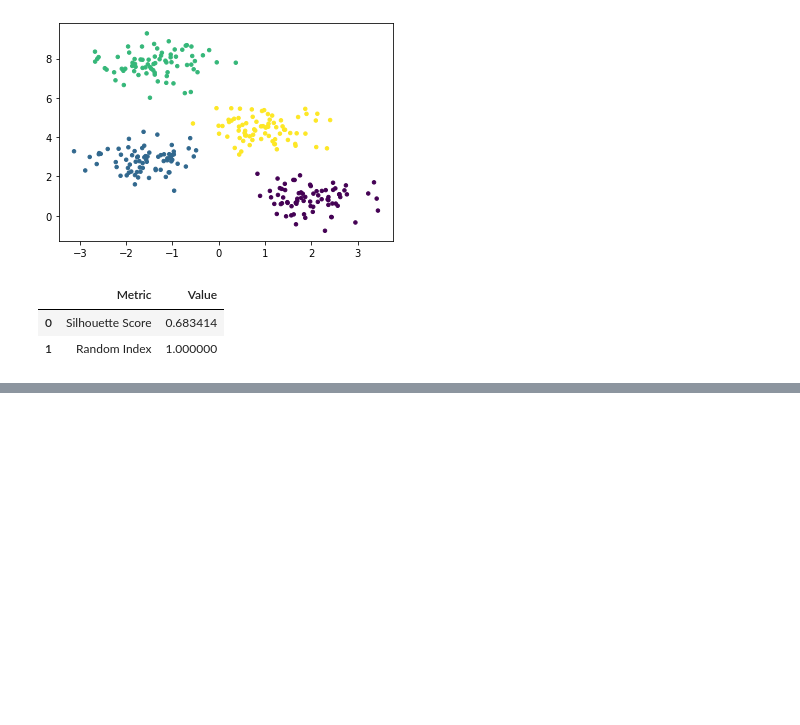
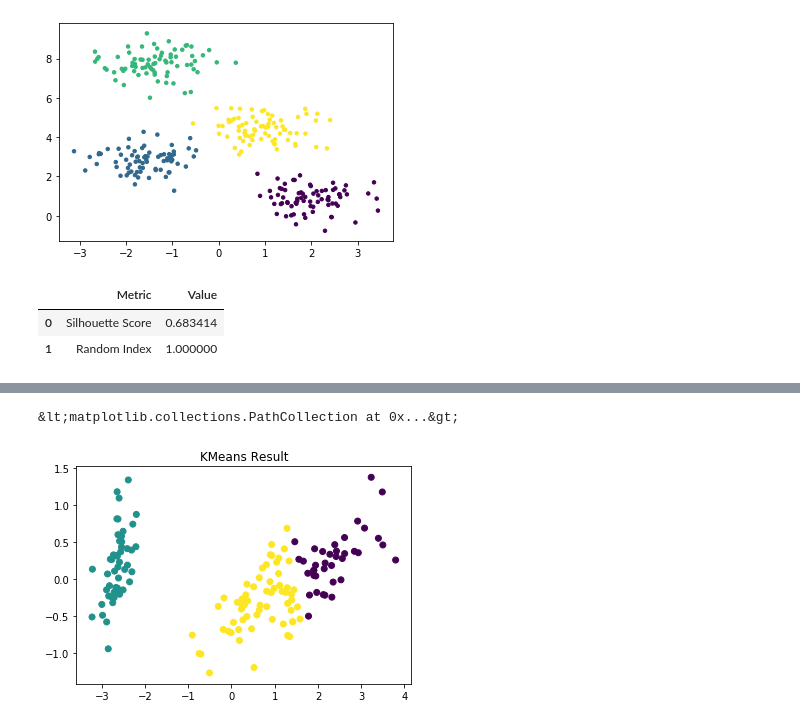
Before and after one commit to enzittonn/DSV-DAMI-I, a Jupyter notebook: lab2/lab2.ipynb, the cells around one changed output, grey strips where cells are left out. Saved outputs shown, nothing was run; the diff lists cells and outputs as text; code cells hidden in the pictures; blank space fills up the shorter version.

```diff
--- a/lab2/lab2.ipynb
+++ b/lab2/lab2.ipynb
@@ -202,0 +265,6 @@ evaluation_metrics(X, kmedoid_labels, y_true, "manhattan")
+# %%
+plt.title("KMeans Result")
+plt.scatter(pca_2d[:,0], pca_2d[:,1], c=kmeans.labels_, cmap="viridis")
+# %% [output]
+&lt;matplotlib.collections.PathCollection at 0x...&gt;
+[figure, added]
```
Also changed, not shown: parts of 16 cells of this notebook.
